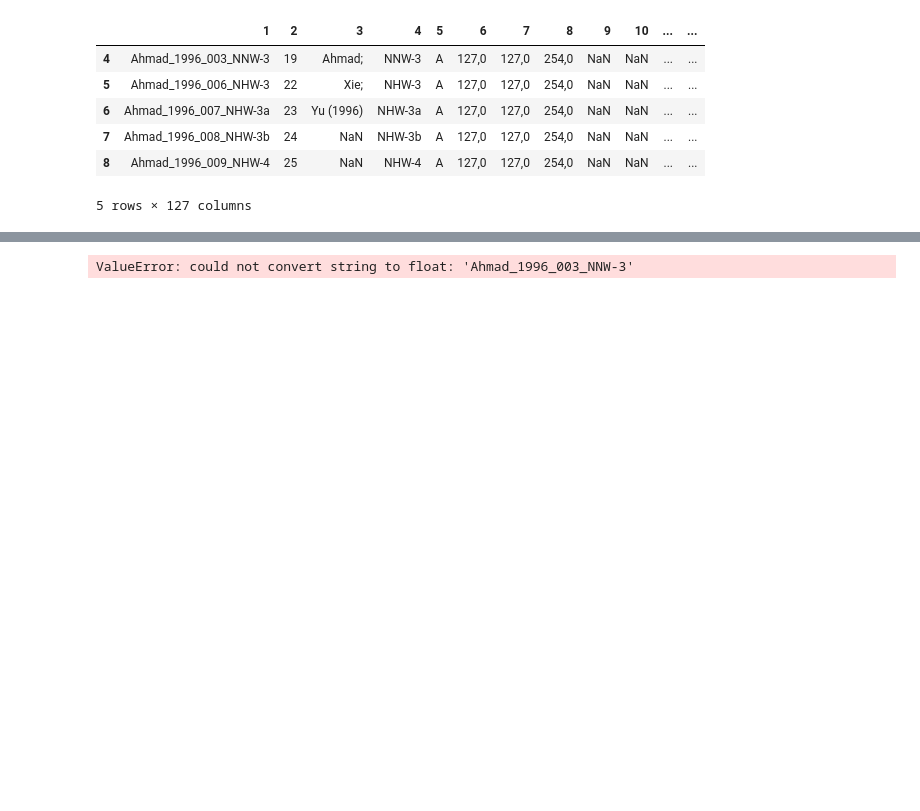
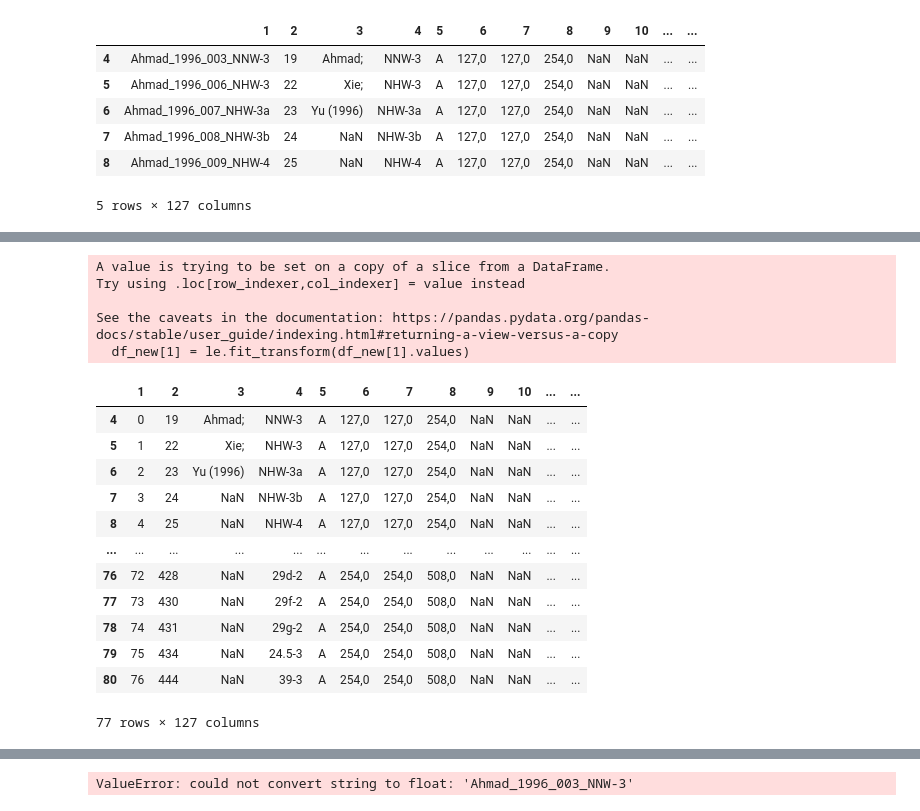
Before and after one commit to adomakor412/MSNT_Thesis_ML_CE, a Jupyter notebook: PCA_reineck_prelim.ipynb, the cells around one changed output, grey strips where cells are left out. Drawn from its saved outputs; the diff is of its cells as text; code cells hidden in the pictures; blank space fills up the shorter version.

Commit message:
label encoding authors

```diff
--- a/PCA_reineck_prelim.ipynb
+++ b/PCA_reineck_prelim.ipynb
@@ -108,0 +101,26 @@ for more details and explanations of advanced indexing.
+# %%
+df_new = data_mod
+# %%
+#https://stackoverflow.com/questions/50258960/how-to-apply-labelencoder-for-a-specific-column-in-pandas-dataframe
+le = preprocessing.LabelEncoder()
+df_new[1] = le.fit_transform(df_new[1].values)
+df_new
+# %% [output]
+A value is trying to be set on a copy of a slice from a DataFrame.
+Try using .loc[row_indexer,col_indexer] = value instead
+
+See the caveats in the documentation: https://pandas.pydata.org/pandas-docs/stable/user_guide/indexing.html#returning-a-view-versus-a-copy
+  df_new[1] = le.fit_transform(df_new[1].values)
+|  | 1 | 2 | 3 | 4 | 5 | 6 | 7 | 8 | 9 | 10 | ... | ... |
+| 4 | 0 | 19 | Ahmad; | NNW-3 | A | 127,0 | 127,0 | 254,0 | NaN | NaN | ... | ... |
+| 5 | 1 | 22 | Xie; | NHW-3 | A | 127,0 | 127,0 | 254,0 | NaN | NaN | ... | ... |
+| 6 | 2 | 23 | Yu (1996) | NHW-3a | A | 127,0 | 127,0 | 254,0 | NaN | NaN | ... | ... |
+| 7 | 3 | 24 | NaN | NHW-3b | A | 127,0 | 127,0 | 254,0 | NaN | NaN | ... | ... |
+| 8 | 4 | 25 | NaN | NHW-4 | A | 127,0 | 127,0 | 254,0 | NaN | NaN | ... | ... |
+| ... | ... | ... | ... | ... | ... | ... | ... | ... | ... | ... | ... | ... |
+| 76 | 72 | 428 | NaN | 29d-2 | A | 254,0 | 254,0 | 508,0 | NaN | NaN | ... | ... |
+| 77 | 73 | 430 | NaN | 29f-2 | A | 254,0 | 254,0 | 508,0 | NaN | NaN | ... | ... |
+| 78 | 74 | 431 | NaN | 29g-2 | A | 254,0 | 254,0 | 508,0 | NaN | NaN | ... | ... |
+| 79 | 75 | 434 | NaN | 24.5-3 | A | 254,0 | 254,0 | 508,0 | NaN | NaN | ... | ... |
+| 80 | 76 | 444 | NaN | 39-3 | A | 254,0 | 254,0 | 508,0 | NaN | NaN | ... | ... |
+77 rows × 127 columns
```
Also changed, not shown: parts of 22 cells of this notebook, 2 other files.
